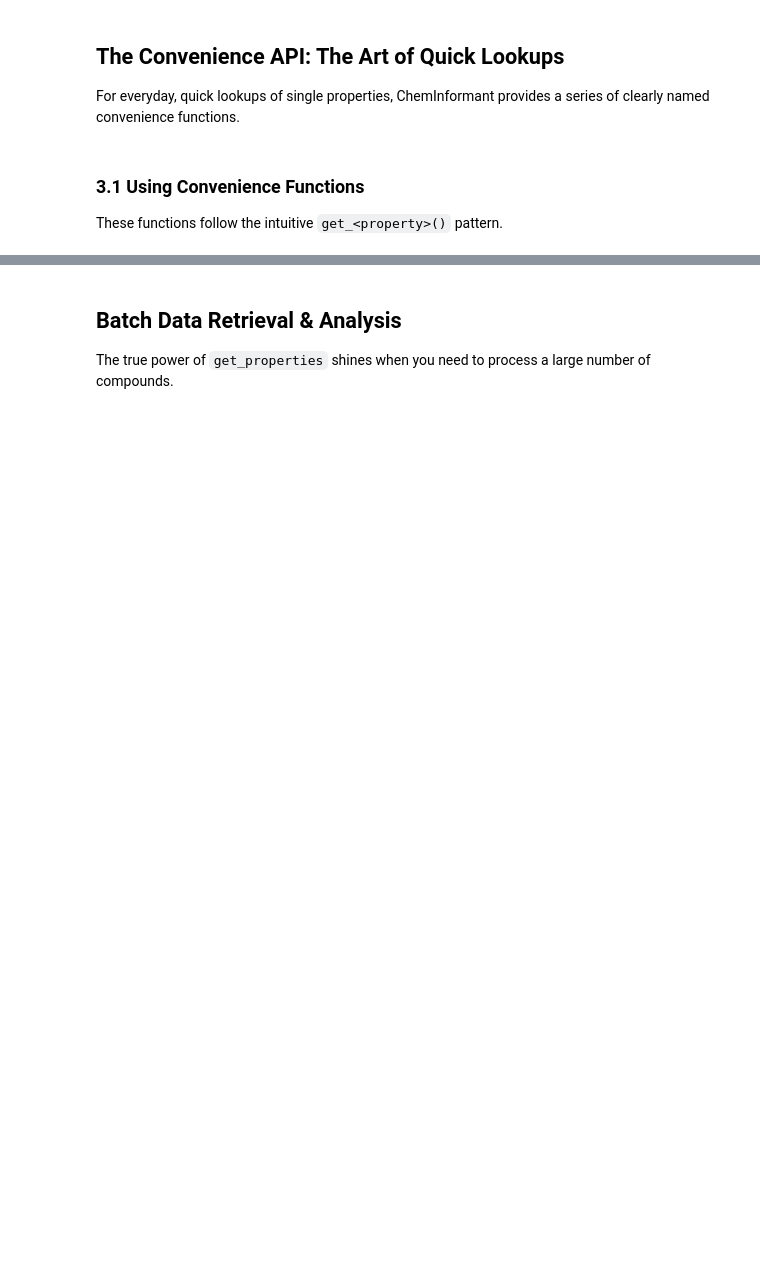
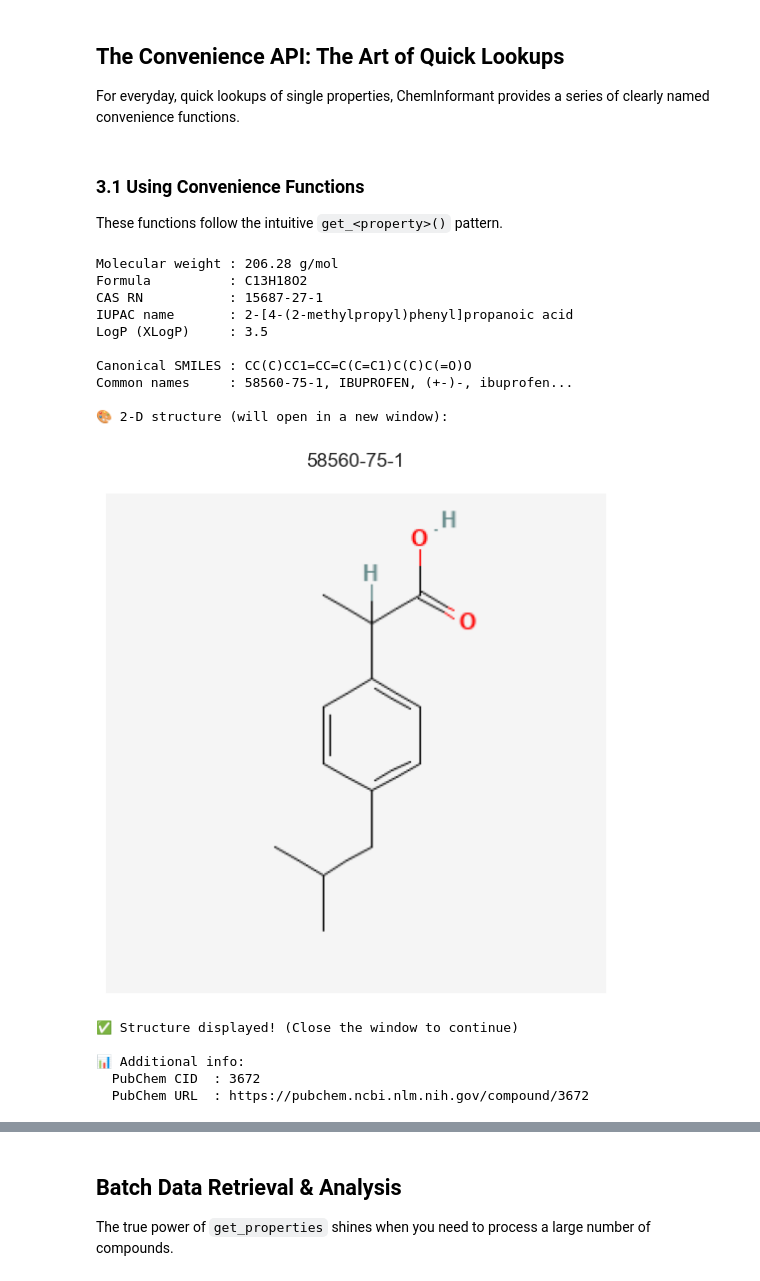
Before and after one commit to HzaCode/ChemInformant, a Jupyter notebook: examples/ChemInformant_User_Manual_v1.0.ipynb, the cells around one changed output, grey strips where cells are left out. Cells and saved outputs as stored; diff of their text form; code cells hidden in the pictures; blank space fills up the shorter version.

```diff
--- a/examples/ChemInformant_User_Manual_v1.0.ipynb
+++ b/examples/ChemInformant_User_Manual_v1.0.ipynb
@@ -66,21 +142,44 @@ These functions follow the intuitive `get_<property>()` pattern.
 # %%
 compound = "ibuprofen"
 
 # Basic properties
 print(f"Molecular weight : {ci.get_weight(compound)} g/mol")
 print(f"Formula          : {ci.get_formula(compound)}")
 print(f"CAS RN           : {ci.get_cas(compound)}")
 print(f"IUPAC name       : {ci.get_iupac_name(compound)}")
 print(f"LogP (XLogP)     : {ci.get_xlogp(compound)}")
 
 # SMILES
 print(f"\nCanonical SMILES : {ci.get_canonical_smiles(compound)}")
 
-# 2-D structure
-print("\n2-D structure:")
+# Synonyms (common names)
+synonyms = ci.get_synonyms(compound)
+print(f"Common names     : {', '.join(synonyms[:3])}..." if len(synonyms) > 3 else f"Common names     : {', '.join(synonyms)}")
+
+# 2-D structure visualization
+print("\n🎨 2-D structure (will open in a new window):")
 ci.draw_compound(compound)
+print("✅ Structure displayed! (Close the window to continue)")
 
-# Compound object
+# Compound object for additional metadata
 obj = ci.get_compound(compound)
-print(f"\nPubChem CID  : {obj.cid}")
-print(f"PubChem URL  : {obj.pubchem_url}")
+print(f"\n📊 Additional info:")
+print(f"  PubChem CID  : {obj.cid}")
+print(f"  PubChem URL  : {obj.pubchem_url}")
+# %% [output]
+Molecular weight : 206.28 g/mol
+Formula          : C13H18O2
+CAS RN           : 15687-27-1
+IUPAC name       : 2-[4-(2-methylpropyl)phenyl]propanoic acid
+LogP (XLogP)     : 3.5
+
+Canonical SMILES : CC(C)CC1=CC=C(C=C1)C(C)C(=O)O
+Common names     : 58560-75-1, IBUPROFEN, (+-)-, ibuprofen...
+
+🎨 2-D structure (will open in a new window):
+[figure, added]
+✅ Structure displayed! (Close the window to continue)
+
+📊 Additional info:
+  PubChem CID  : 3672
+  PubChem URL  : https://pubchem.ncbi.nlm.nih.gov/compound/3672
```
Also changed, not shown: parts of 19 cells of this notebook, 22 other files.
